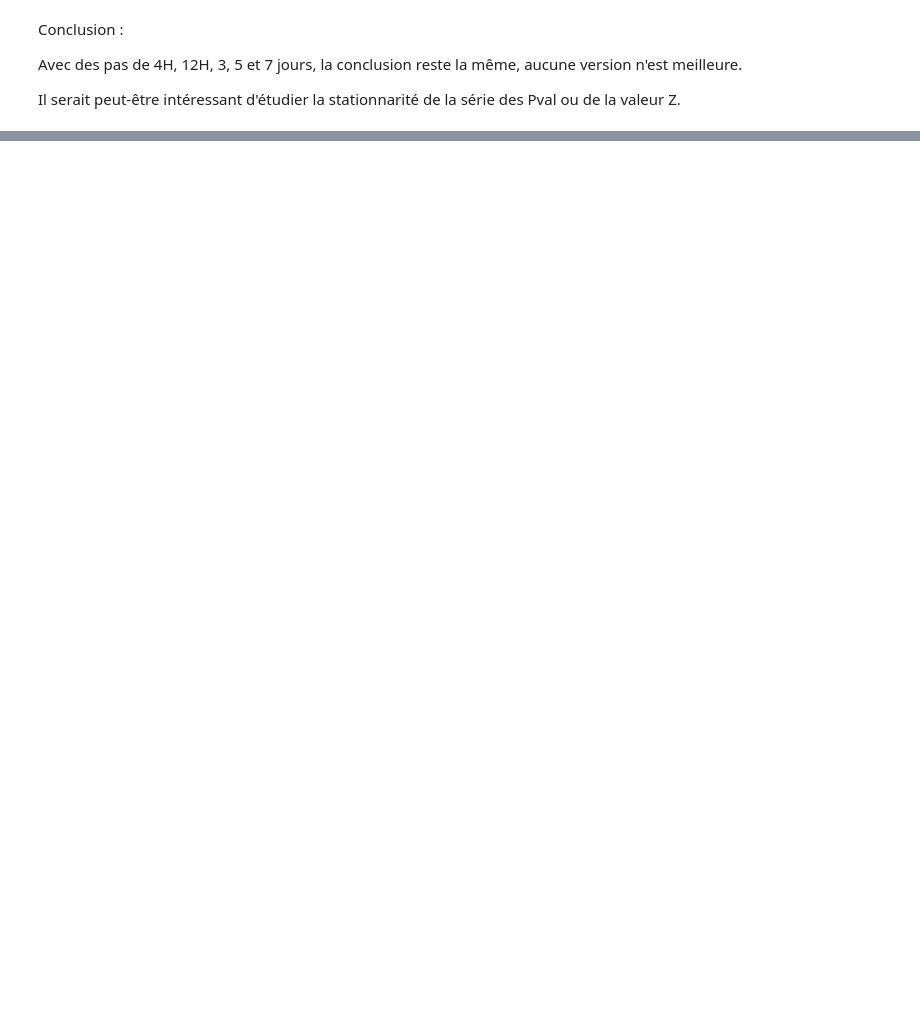
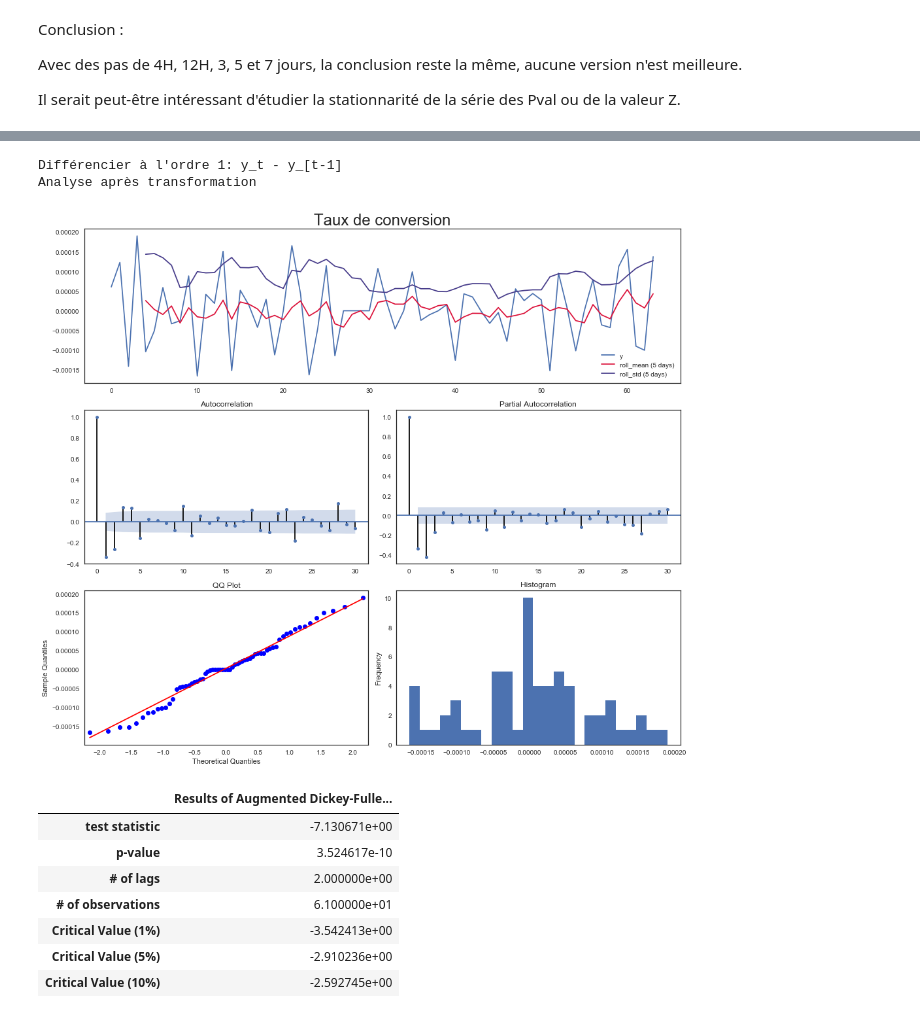
Before and after one commit to mariondechallens/1000mercis, a Jupyter notebook: Analyses/Annonceur1_campagne3_visite_2pages.ipynb, the cells around one changed output, grey strips where cells are left out. Cells and saved outputs as stored; diff of their text form; code cells hidden in the pictures; blank space fills up the shorter version.

```diff
--- a/Analyses/Annonceur1_campagne3_visite_2pages.ipynb
+++ b/Analyses/Annonceur1_campagne3_visite_2pages.ipynb
@@ -232,0 +212,14 @@ Il serait peut-être intéressant d'étudier la stationnarité de la série des
+# %%
+transformer(dataB,"diff1")
+# %% [output]
+Différencier à l'ordre 1: y_t - y_[t-1]
+Analyse après transformation
+[figure, added]
+|  | Results of Augmented Dickey-Fulle... |
+| test statistic | -7.130671e+00 |
+| p-value | 3.524617e-10 |
+| # of lags | 2.000000e+00 |
+| # of observations | 6.100000e+01 |
+| Critical Value (1%) | -3.542413e+00 |
+| Critical Value (5%) | -2.910236e+00 |
+| Critical Value (10%) | -2.592745e+00 |
```
Also changed, not shown: parts of 13 cells of this notebook, 1 other file.
